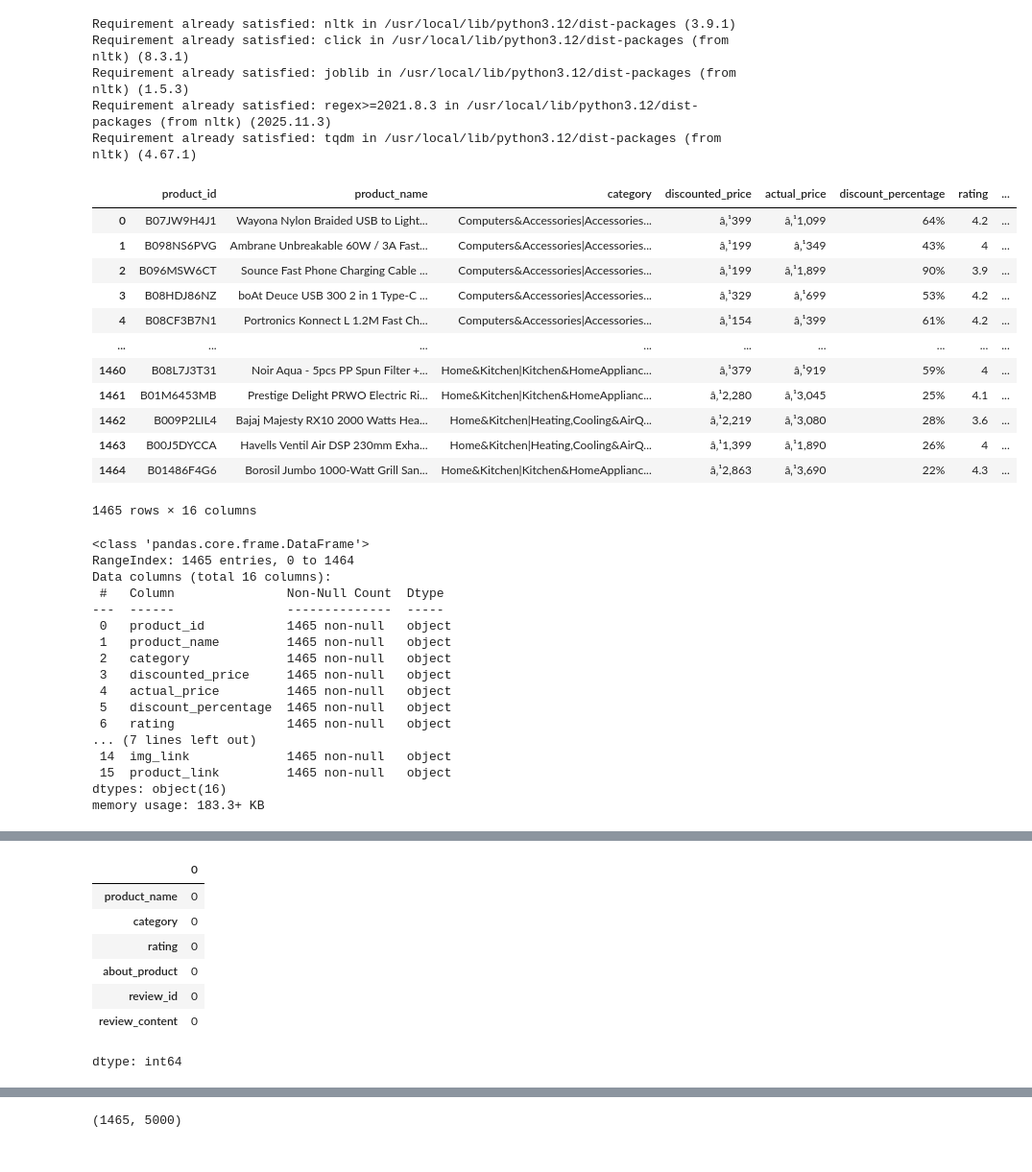
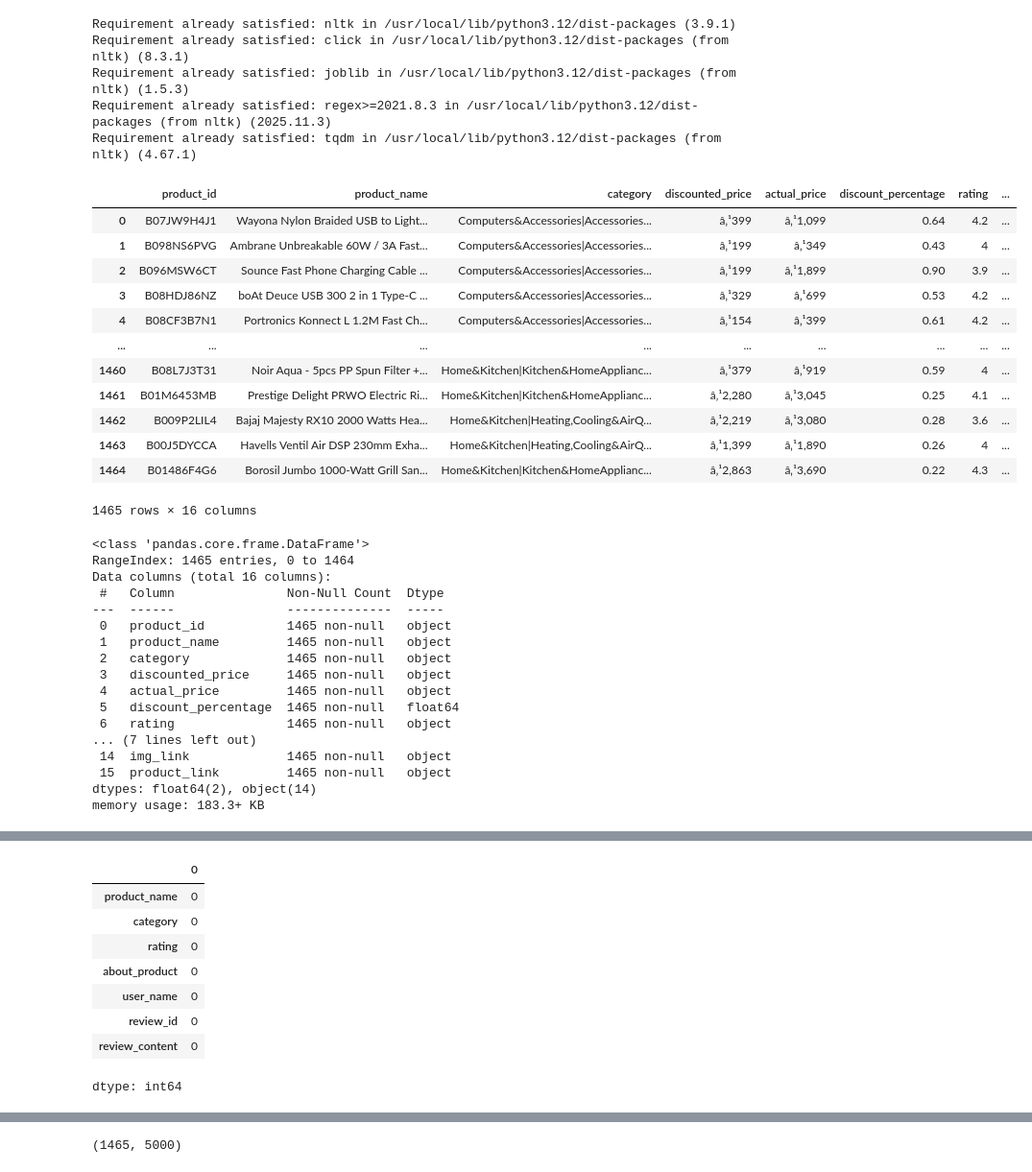
Before and after one commit to pyjanvi/Clustering-customer-review-for-market-Research, a Jupyter notebook: Clustering_customer_review.ipynb, the cells around one changed output, grey strips where cells are left out. Shown at 96% size. Cells and saved outputs as stored; diff of their text form; code cells hidden in the pictures.

```diff
--- a/Clustering_customer_review.ipynb
+++ b/Clustering_customer_review.ipynb
@@ -31,21 +31,21 @@ Requirement already satisfied: regex>=2021.8.3 in /usr/local/lib/python3.12/dist
 Requirement already satisfied: tqdm in /usr/local/lib/python3.12/dist-packages (from nltk) (4.67.1)
 # %%
 import pandas as pd
-customer_data = pd.read_csv('amazon.csv')
+customer_data = pd.read_excel('amazon.xlsx')
 customer_data
 # %% [output]
 |  | product_id | product_name | category | discounted_price | actual_price | discount_percentage | rating | ... |
-| 0 | B07JW9H4J1 | Wayona Nylon Braided USB to Light... | Computers&Accessories|Accessories... | â‚¹399 | â‚¹1,099 | 64% | 4.2 | ... |
-| 1 | B098NS6PVG | Ambrane Unbreakable 60W / 3A Fast... | Computers&Accessories|Accessories... | â‚¹199 | â‚¹349 | 43% | 4 | ... |
-| 2 | B096MSW6CT | Sounce Fast Phone Charging Cable ... | Computers&Accessories|Accessories... | â‚¹199 | â‚¹1,899 | 90% | 3.9 | ... |
-| 3 | B08HDJ86NZ | boAt Deuce USB 300 2 in 1 Type-C ... | Computers&Accessories|Accessories... | â‚¹329 | â‚¹699 | 53% | 4.2 | ... |
-| 4 | B08CF3B7N1 | Portronics Konnect L 1.2M Fast Ch... | Computers&Accessories|Accessories... | â‚¹154 | â‚¹399 | 61% | 4.2 | ... |
+| 0 | B07JW9H4J1 | Wayona Nylon Braided USB to Light... | Computers&Accessories|Accessories... | â‚¹399 | â‚¹1,099 | 0.64 | 4.2 | ... |
+| 1 | B098NS6PVG | Ambrane Unbreakable 60W / 3A Fast... | Computers&Accessories|Accessories... | â‚¹199 | â‚¹349 | 0.43 | 4 | ... |
+| 2 | B096MSW6CT | Sounce Fast Phone Charging Cable ... | Computers&Accessories|Accessories... | â‚¹199 | â‚¹1,899 | 0.90 | 3.9 | ... |
+| 3 | B08HDJ86NZ | boAt Deuce USB 300 2 in 1 Type-C ... | Computers&Accessories|Accessories... | â‚¹329 | â‚¹699 | 0.53 | 4.2 | ... |
+| 4 | B08CF3B7N1 | Portronics Konnect L 1.2M Fast Ch... | Computers&Accessories|Accessories... | â‚¹154 | â‚¹399 | 0.61 | 4.2 | ... |
 | ... | ... | ... | ... | ... | ... | ... | ... | ... |
-| 1460 | B08L7J3T31 | Noir Aqua - 5pcs PP Spun Filter +... | Home&Kitchen|Kitchen&HomeApplianc... | â‚¹379 | â‚¹919 | 59% | 4 | ... |
-| 1461 | B01M6453MB | Prestige Delight PRWO Electric Ri... | Home&Kitchen|Kitchen&HomeApplianc... | â‚¹2,280 | â‚¹3,045 | 25% | 4.1 | ... |
-| 1462 | B009P2LIL4 | Bajaj Majesty RX10 2000 Watts Hea... | Home&Kitchen|Heating,Cooling&AirQ... | â‚¹2,219 | â‚¹3,080 | 28% | 3.6 | ... |
-| 1463 | B00J5DYCCA | Havells Ventil Air DSP 230mm Exha... | Home&Kitchen|Heating,Cooling&AirQ... | â‚¹1,399 | â‚¹1,890 | 26% | 4 | ... |
-| 1464 | B01486F4G6 | Borosil Jumbo 1000-Watt Grill San... | Home&Kitchen|Kitchen&HomeApplianc... | â‚¹2,863 | â‚¹3,690 | 22% | 4.3 | ... |
+| 1460 | B08L7J3T31 | Noir Aqua - 5pcs PP Spun Filter +... | Home&Kitchen|Kitchen&HomeApplianc... | â‚¹379 | â‚¹919 | 0.59 | 4 | ... |
+| 1461 | B01M6453MB | Prestige Delight PRWO Electric Ri... | Home&Kitchen|Kitchen&HomeApplianc... | â‚¹2,280 | â‚¹3,045 | 0.25 | 4.1 | ... |
+| 1462 | B009P2LIL4 | Bajaj Majesty RX10 2000 Watts Hea... | Home&Kitchen|Heating,Cooling&AirQ... | â‚¹2,219 | â‚¹3,080 | 0.28 | 3.6 | ... |
+| 1463 | B00J5DYCCA | Havells Ventil Air DSP 230mm Exha... | Home&Kitchen|Heating,Cooling&AirQ... | â‚¹1,399 | â‚¹1,890 | 0.26 | 4 | ... |
+| 1464 | B01486F4G6 | Borosil Jumbo 1000-Watt Grill San... | Home&Kitchen|Kitchen&HomeApplianc... | â‚¹2,863 | â‚¹3,690 | 0.22 | 4.3 | ... |
 1465 rows × 16 columns
 # %%
 customer_data.shape
@@ -62,12 +62,12 @@ Data columns (total 16 columns):
  2   category             1465 non-null   object
  3   discounted_price     1465 non-null   object
  4   actual_price         1465 non-null   object
- 5   discount_percentage  1465 non-null   object
+ 5   discount_percentage  1465 non-null   float64
  6   rating               1465 non-null   object
 ... (7 lines left out)
  14  img_link             1465 non-null   object
  15  product_link         1465 non-null   object
-dtypes: object(16)
+dtypes: float64(2), object(14)
 memory usage: 183.3+ KB
 # %%
 #drop columns
@@ -95,6 +95,7 @@ customer_data.isnull().sum()
 | category | 0 |
 | rating | 0 |
 | about_product | 0 |
+| user_name | 0 |
 | review_id | 0 |
 | review_content | 0 |
 dtype: int64
```
Also changed, not shown: parts of 13 cells of this notebook.
